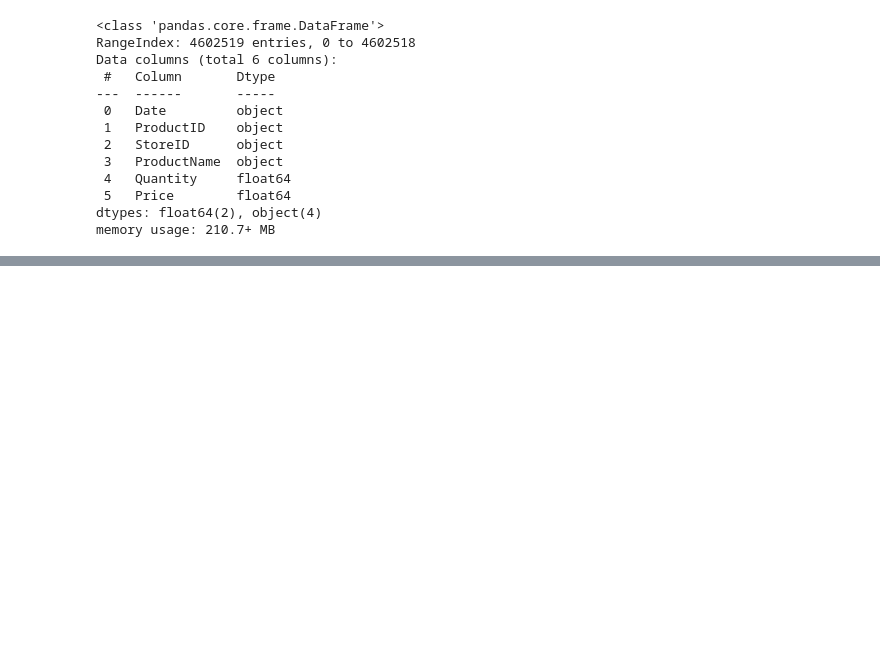
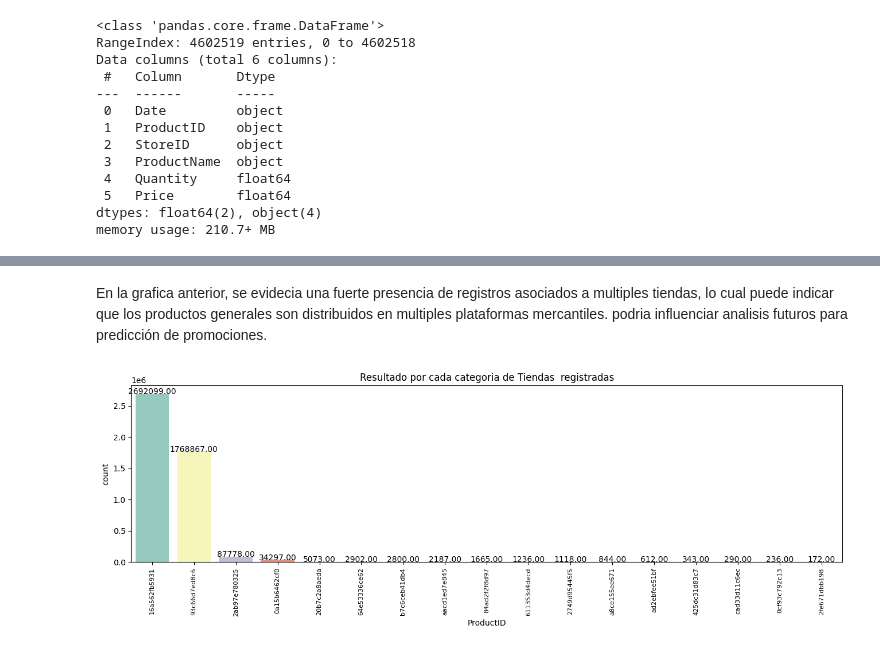
Before and after one commit to diosimar/demand_forcasting_and_promotions, a Jupyter notebook: notebooks/01_EDA.ipynb, the cells around one changed output, grey strips where cells are left out. Saved outputs shown, nothing was run; the diff lists cells and outputs as text; code cells hidden in the pictures; blank space fills up the shorter version.

```diff
--- a/notebooks/01_EDA.ipynb
+++ b/notebooks/01_EDA.ipynb
@@ -31,0 +138,7 @@ memory usage: 210.7+ MB
+# %% [markdown]
+En la  grafica  anterior, se evidecia una fuerte presencia  de registros  asociados a multiples  tiendas,  lo cual puede indicar que los productos  generales  son distribuidos en multiples  plataformas  mercantiles. podria  influenciar analisis futuros para predicción de  promociones.
+# %%
+# grafico  de  freciencias  de los productos
+plot_count('ProductID', 'Tiendas  registradas', data, size=4)
+# %% [output]
+[figure, added]
```
Also changed, not shown: parts of 30 cells of this notebook, 5 other files.
